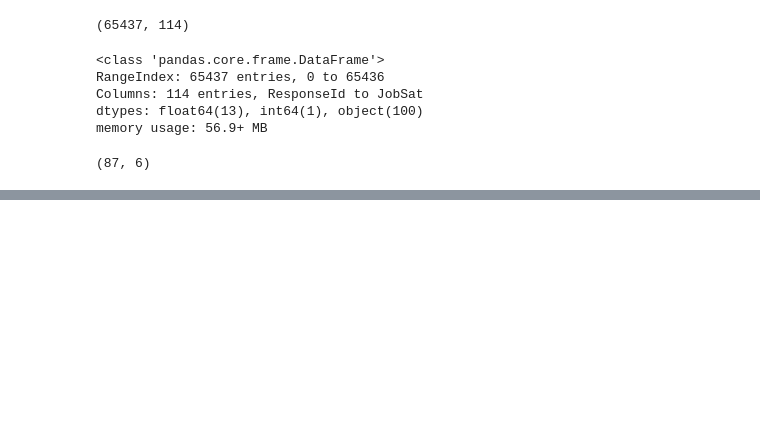
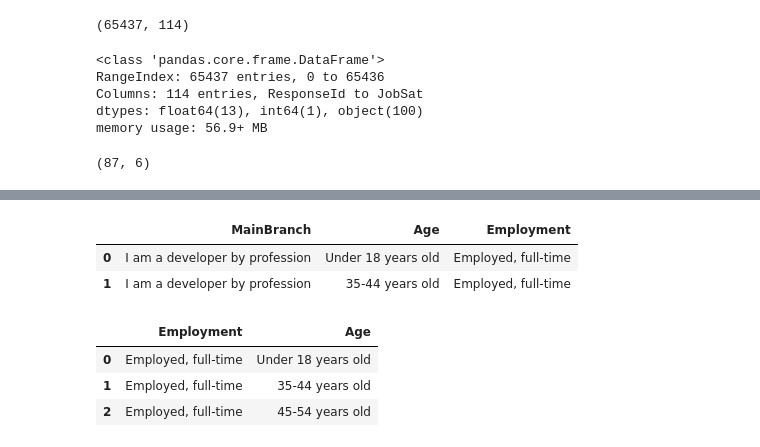
Before and after one commit to jcbcouch/pandas_stackoverflowsurvey, a Jupyter notebook: stackoverflow.ipynb, the cells around one changed output, grey strips where cells are left out. Drawn from its saved outputs; the diff is of its cells as text; code cells hidden in the pictures; blank space fills up the shorter version.

```diff
--- a/stackoverflow.ipynb
+++ b/stackoverflow.ipynb
@@ -54,0 +138,13 @@ df.tail(10)
+# %%
+df.iloc[[0,1], [1,2,3]]
+# %% [output]
+|  | MainBranch | Age | Employment |
+| 0 | I am a developer by profession | Under 18 years old | Employed, full-time |
+| 1 | I am a developer by profession | 35-44 years old | Employed, full-time |
+# %%
+df.loc[[0,1,2], ['Employment', 'Age']]
+# %% [output]
+|  | Employment | Age |
+| 0 | Employed, full-time | Under 18 years old |
+| 1 | Employed, full-time | 35-44 years old |
+| 2 | Employed, full-time | 45-54 years old |
```
Also changed, not shown: parts of 8 cells of this notebook.
